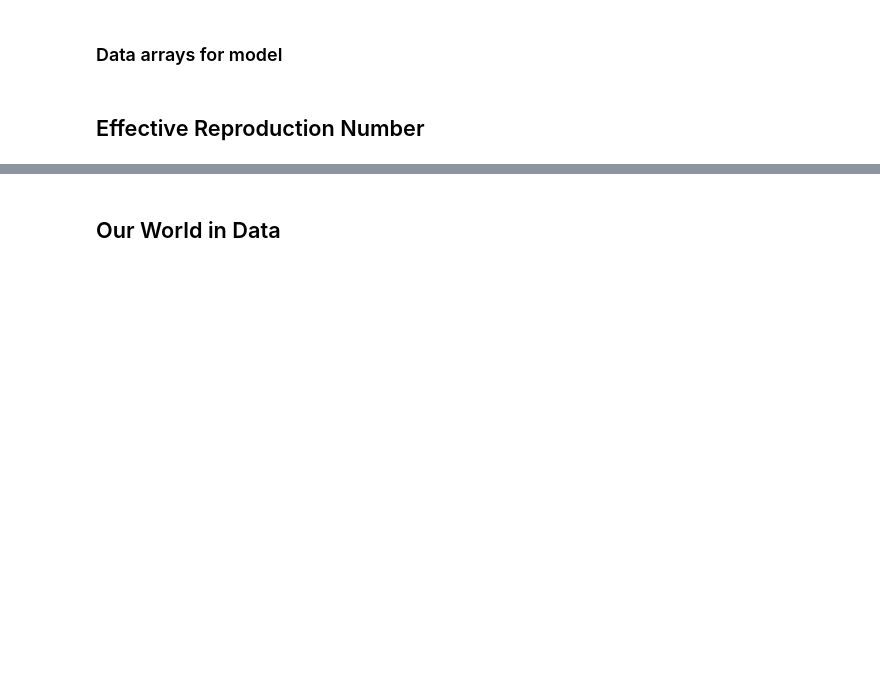
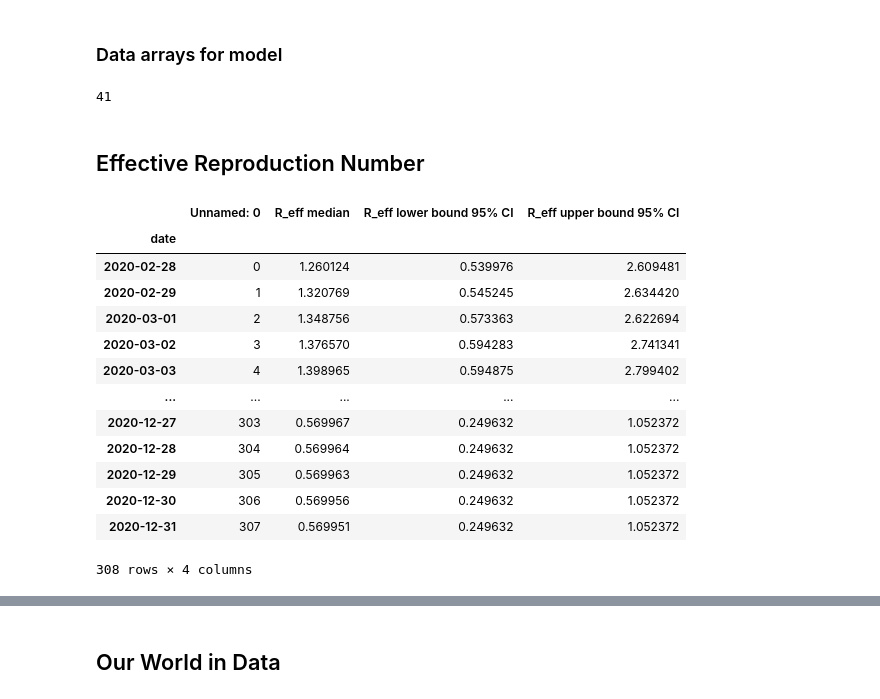
Before and after one commit to Priesemann-Group/mobility_inference, a Jupyter notebook: input_data_analysis.ipynb, the cells around one changed output, grey strips where cells are left out. Saved outputs shown, nothing was run; the diff lists cells and outputs as text; code cells hidden in the pictures; blank space fills up the shorter version.

```diff
--- a/input_data_analysis.ipynb
+++ b/input_data_analysis.ipynb
@@ -125,10 +127,30 @@ mobility_df_2022 = mobility_df.filter(items=mobility_dates_2022_shortened, axis=
 
 mobility_data_2020 = mobility_df_2020["outOfHomeDuration"].to_xarray()
 mobility_data_2022 = mobility_df_2022["outOfHomeDuration"].to_xarray()
+# %%
+len(dates_2020)
+# %% [output]
+41
 # %% [markdown]
 ## Effective Reproduction Number
 # %%
 path_R = "data/R/Germany/R_eff_Germany.csv"
 R_df = pd.read_csv(path_R, index_col=1, parse_dates=True)
+R_df
+# %% [output]
+|  | Unnamed: 0 | R_eff median | R_eff lower bound 95% CI | R_eff upper bound 95% CI |
+| date |  |  |  |  |
+| 2020-02-28 | 0 | 1.260124 | 0.539976 | 2.609481 |
+| 2020-02-29 | 1 | 1.320769 | 0.545245 | 2.634420 |
+| 2020-03-01 | 2 | 1.348756 | 0.573363 | 2.622694 |
+| 2020-03-02 | 3 | 1.376570 | 0.594283 | 2.741341 |
+| 2020-03-03 | 4 | 1.398965 | 0.594875 | 2.799402 |
+| ... | ... | ... | ... | ... |
+| 2020-12-27 | 303 | 0.569967 | 0.249632 | 1.052372 |
+| 2020-12-28 | 304 | 0.569964 | 0.249632 | 1.052372 |
+| 2020-12-29 | 305 | 0.569963 | 0.249632 | 1.052372 |
+| 2020-12-30 | 306 | 0.569956 | 0.249632 | 1.052372 |
+| 2020-12-31 | 307 | 0.569951 | 0.249632 | 1.052372 |
+308 rows × 4 columns
 # %%
 # weekly average placed on Sunday
```
Also changed, not shown: parts of 6 cells of this notebook, 3 other files.
